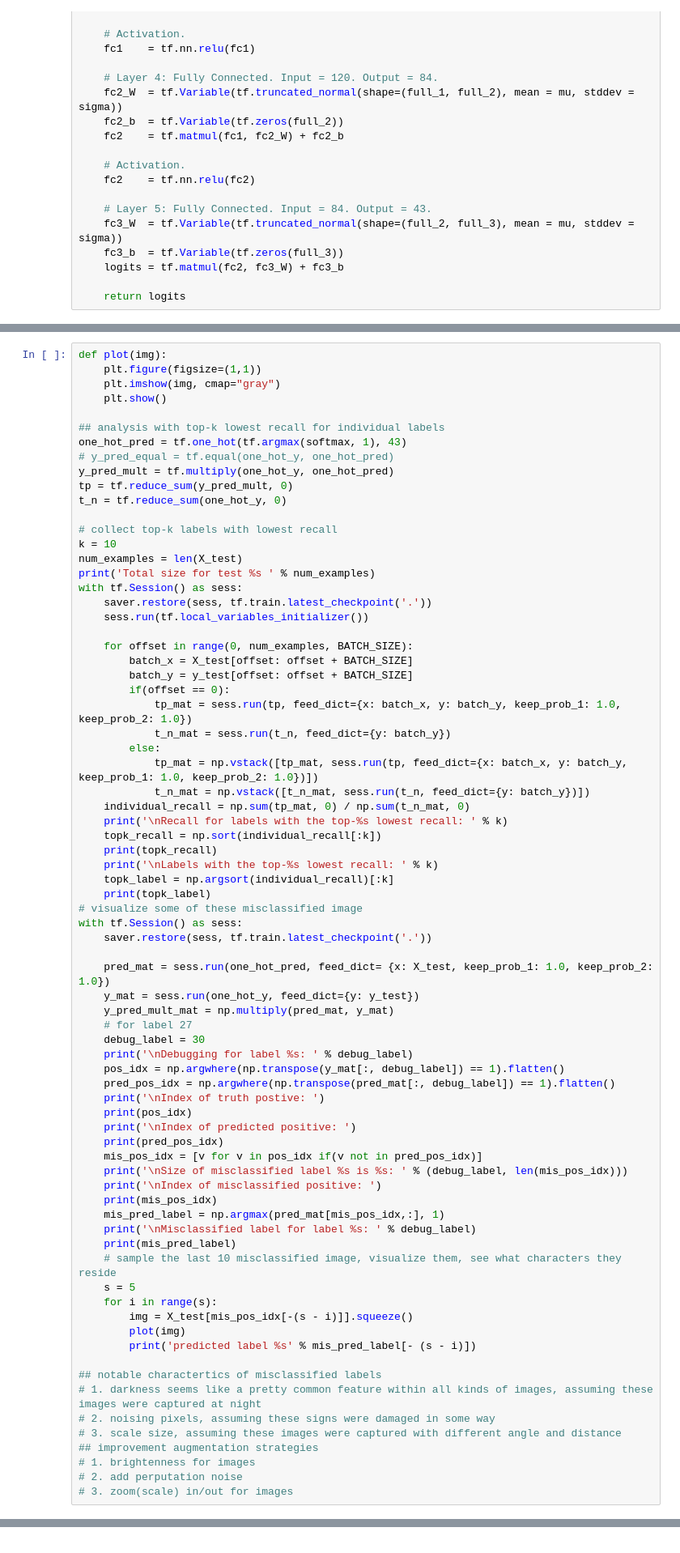
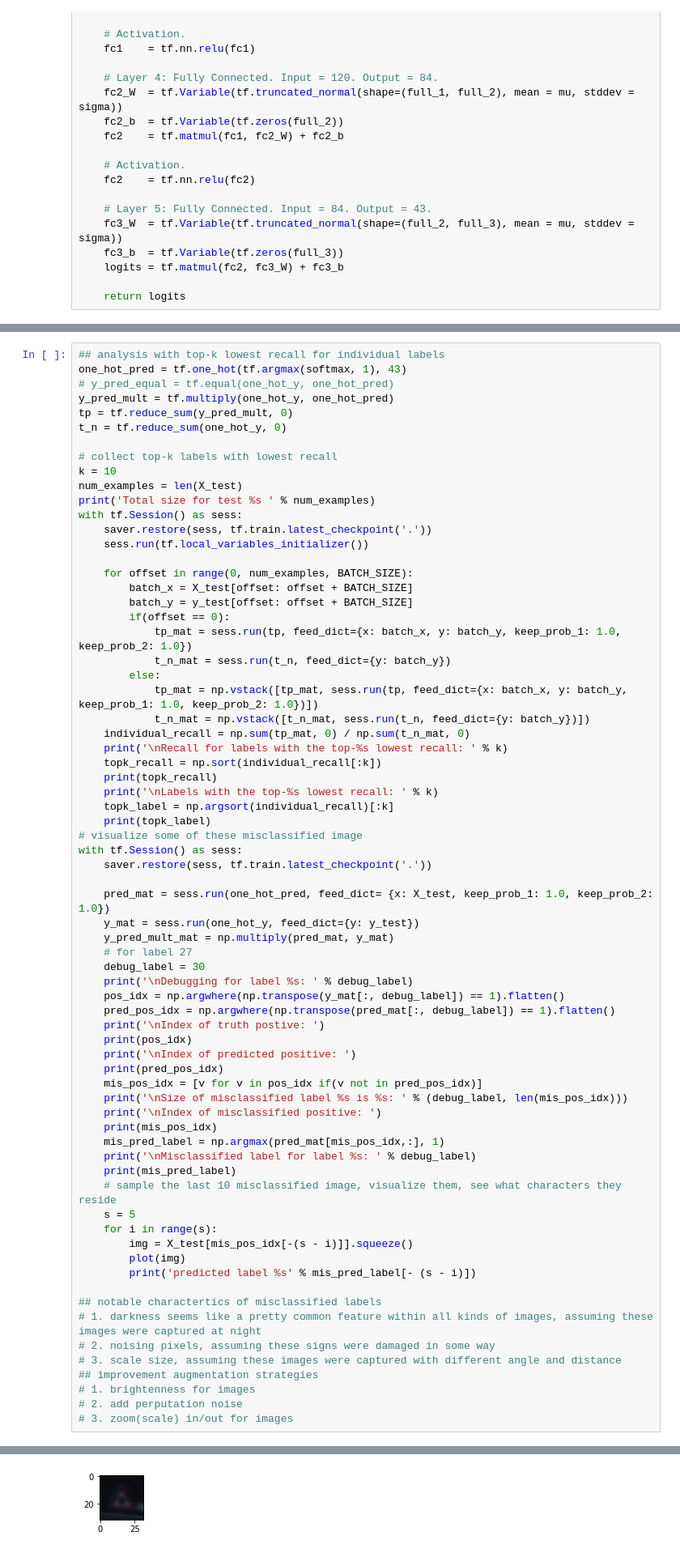
Before and after one commit to PayneJoe/SDC, a Jupyter notebook: CarND-Traffic-Sign-Classifier-Project/Traffic_Sign_Classifier.ipynb, the cells around one changed output, grey strips where cells are left out. Shown: that part at 81% size. Cells and saved outputs as stored; diff of their text form.

```diff
--- a/CarND-Traffic-Sign-Classifier-Project/Traffic_Sign_Classifier.ipynb
+++ b/CarND-Traffic-Sign-Classifier-Project/Traffic_Sign_Classifier.ipynb
@@ -524,9 +589,4 @@ with tf.Session() as sess:
 # %%
-def plot(img):
-    plt.figure(figsize=(1,1))
-    plt.imshow(img, cmap="gray")
-    plt.show()
-
 ## analysis with top-k lowest recall for individual labels
 one_hot_pred = tf.one_hot(tf.argmax(softmax, 1), 43)
 # y_pred_equal = tf.equal(one_hot_y, one_hot_pred)
@@ -596,3 +656,4 @@ with tf.Session() as sess:
 # 1. brightenness for images
 # 2. add perputation noise
 # 3. zoom(scale) in/out for images
+# %% [output]
@@ -598,0 +677 @@ with tf.Session() as sess:
+[figure, added]
```
Also changed, not shown: parts of 6 cells of this notebook, 7 other files.
